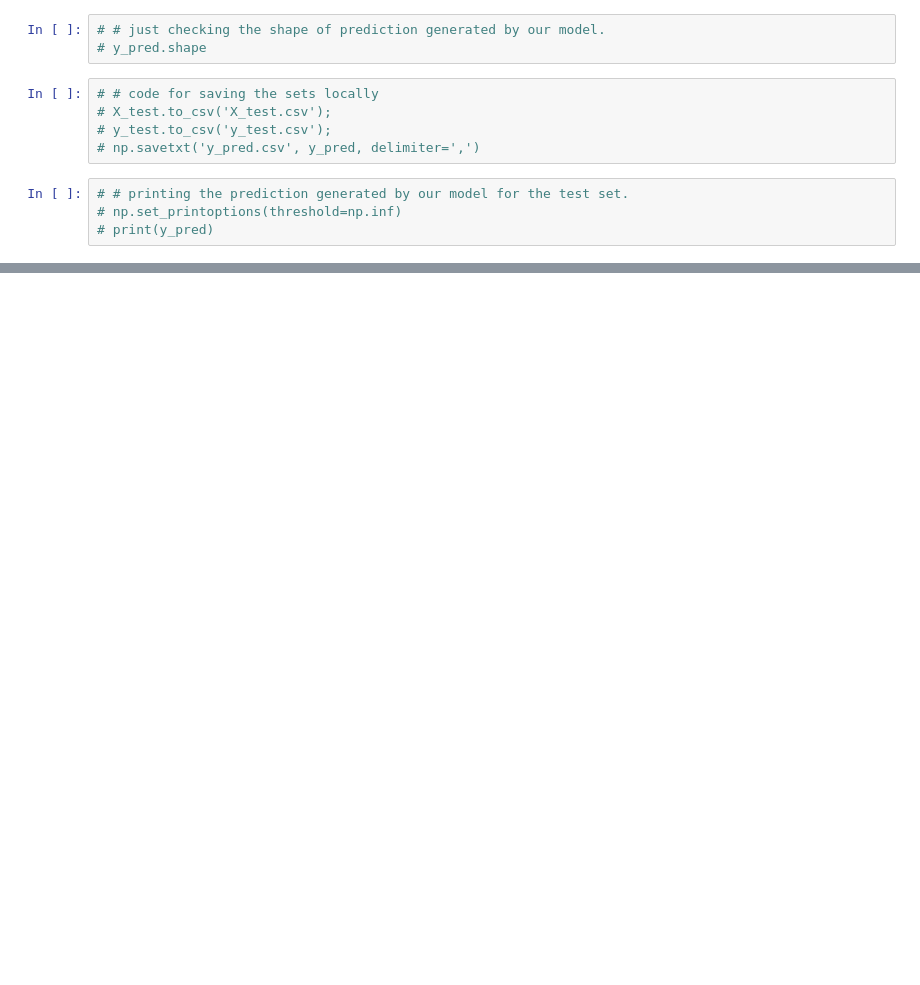
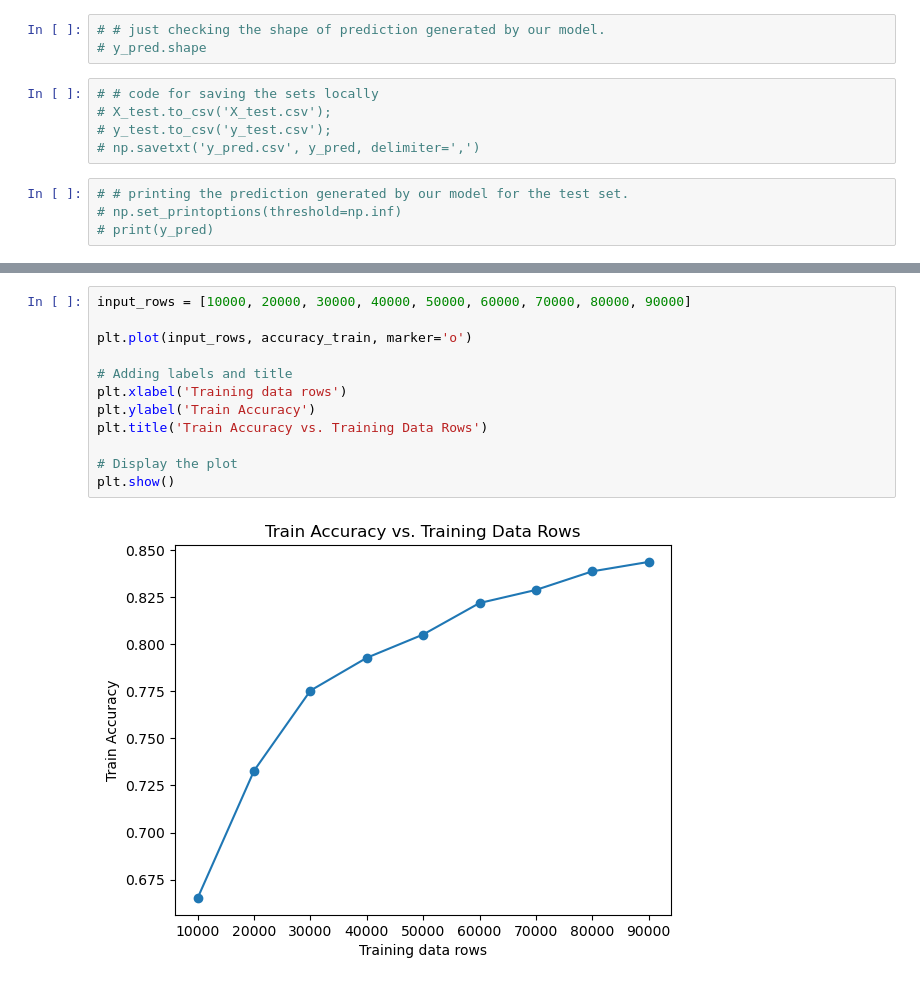
Before and after one commit to tantuwaySourabh/rf-tag2tag-communication, a Jupyter notebook: Project.ipynb, the cells around one changed output, grey strips where cells are left out. Drawn from its saved outputs; the diff is of its cells as text; blank space fills up the shorter version.

```diff
--- a/Project.ipynb
+++ b/Project.ipynb
@@ -627,0 +721,14 @@ Test Accuracy: 0.7482721197235391
+# %%
+input_rows = [10000, 20000, 30000, 40000, 50000, 60000, 70000, 80000, 90000]
+
+plt.plot(input_rows, accuracy_train, marker='o')
+
+# Adding labels and title
+plt.xlabel('Training data rows')
+plt.ylabel('Train Accuracy')
+plt.title('Train Accuracy vs. Training Data Rows')
+
+# Display the plot
+plt.show()
+# %% [output]
+[figure, added]
```
Also changed, not shown: parts of 34 cells of this notebook, 4 other files.
